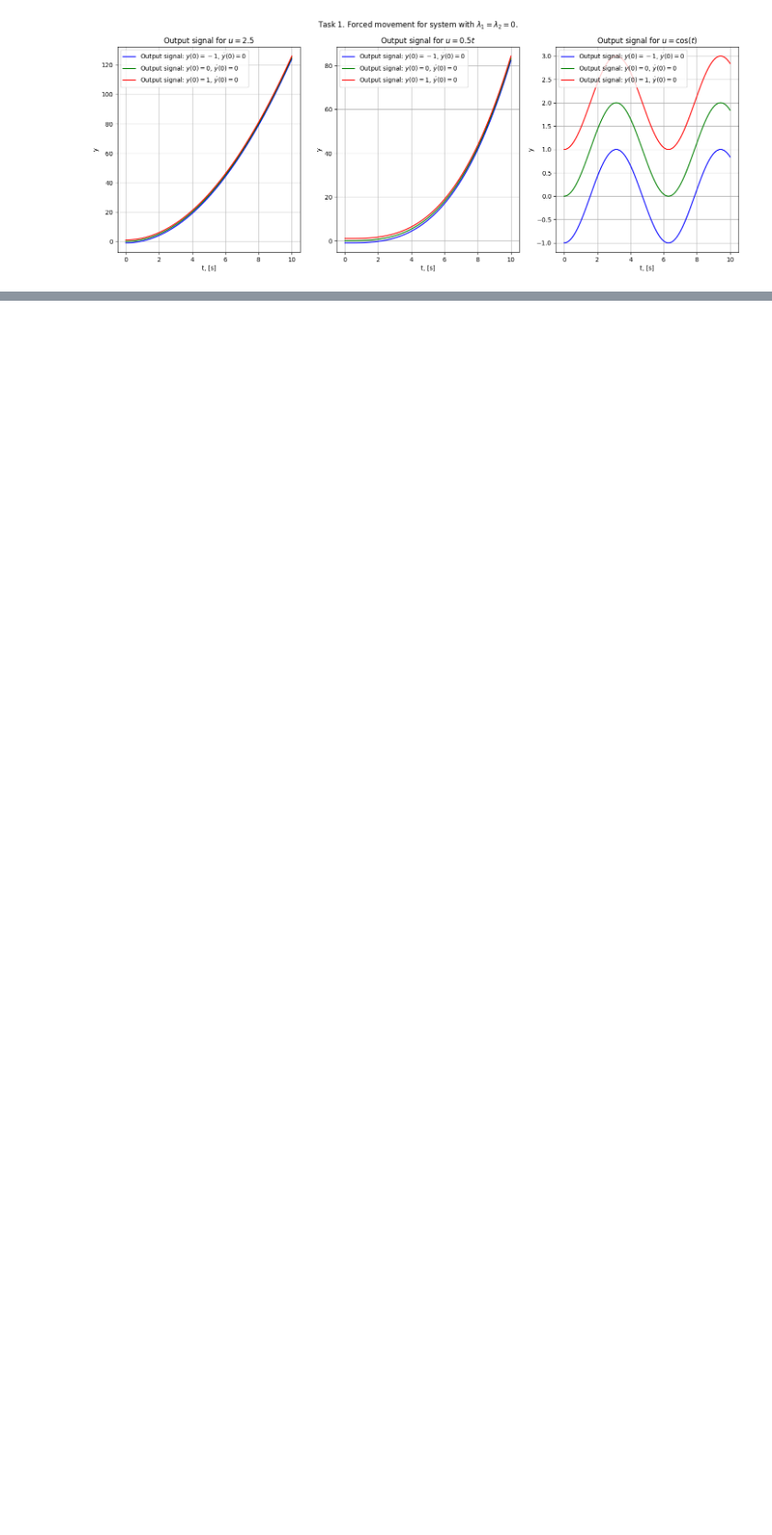
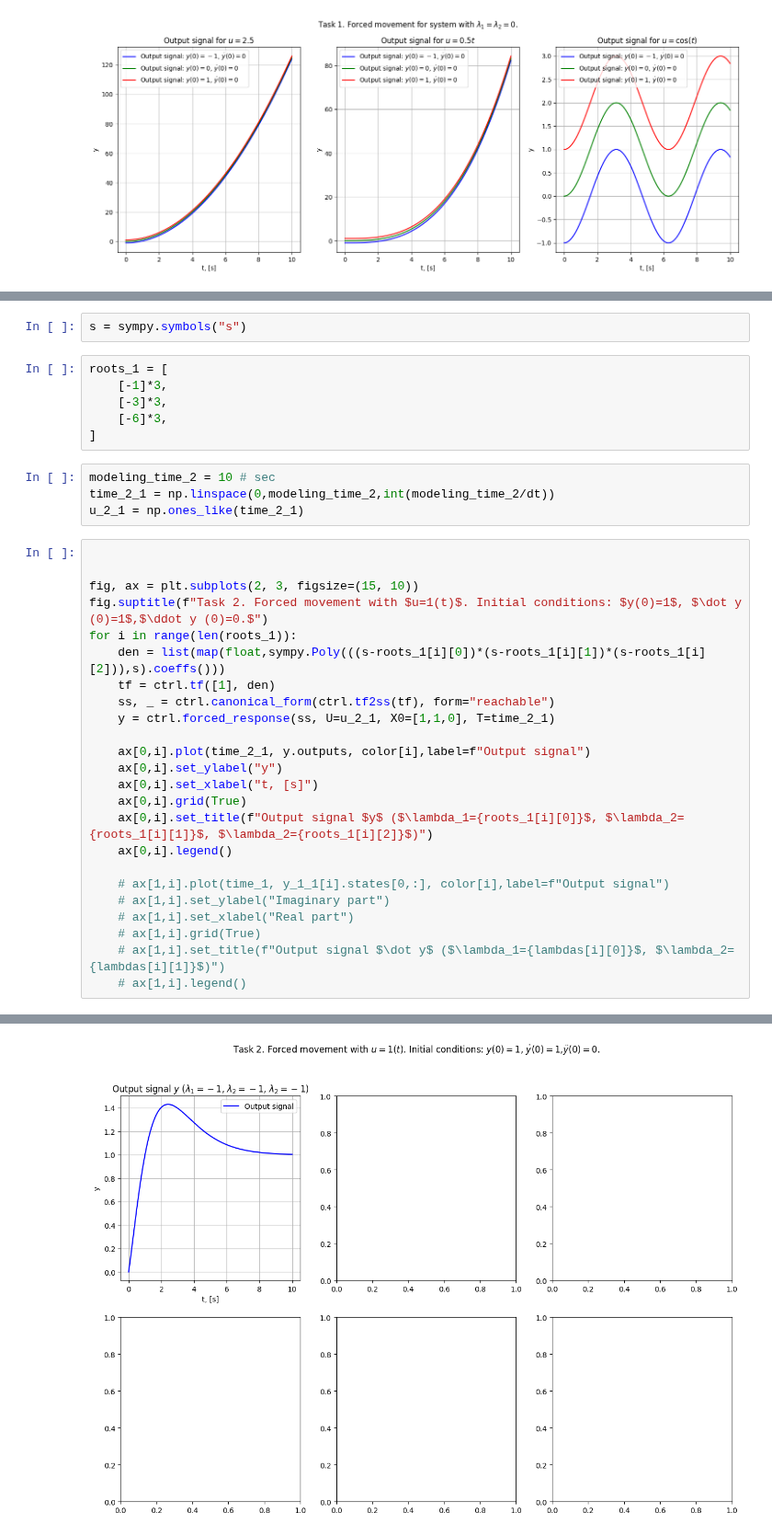
Before and after one commit to diuzhevVlad/control-theory-itmo-2023-2024, a Jupyter notebook: Lab3/Lab3.ipynb, the cells around one changed output, grey strips where cells are left out. Shown at 92% size. Cells and saved outputs as stored; diff of their text form; blank space fills up the shorter version.

```diff
--- a/Lab3/Lab3.ipynb
+++ b/Lab3/Lab3.ipynb
@@ -106,0 +161,37 @@ for j in range(3):
+# %%
+s = sympy.symbols("s")
+# %%
+roots_1 = [
+    [-1]*3,
+    [-3]*3,
+    [-6]*3,
+]
+# %%
+modeling_time_2 = 10 # sec
+time_2_1 = np.linspace(0,modeling_time_2,int(modeling_time_2/dt))
+u_2_1 = np.ones_like(time_2_1)
+# %%
+
+
+fig, ax = plt.subplots(2, 3, figsize=(15, 10))
+fig.suptitle(f"Task 2. Forced movement with $u=1(t)$. Initial conditions: $y(0)=1$, $\dot y (0)=1$,$\ddot y (0)=0.$")
+for i in range(len(roots_1)):
+    den = list(map(float,sympy.Poly(((s-roots_1[i][0])*(s-roots_1[i][1])*(s-roots_1[i][2])),s).coeffs()))
+    tf = ctrl.tf([1], den)
+    ss, _ = ctrl.canonical_form(ctrl.tf2ss(tf), form="reachable")
+    y = ctrl.forced_response(ss, U=u_2_1, X0=[1,1,0], T=time_2_1)
+
+    ax[0,i].plot(time_2_1, y.outputs, color[i],label=f"Output signal")
+    ax[0,i].set_ylabel("y")
+    ax[0,i].set_xlabel("t, [s]")
+    ax[0,i].grid(True)
+    ax[0,i].set_title(f"Output signal $y$ ($\lambda_1={roots_1[i][0]}$, $\lambda_2={roots_1[i][1]}$, $\lambda_2={roots_1[i][2]}$)")
+    ax[0,i].legend()
+
+    # ax[1,i].plot(time_1, y_1_1[i].states[0,:], color[i],label=f"Output signal")
+    # ax[1,i].set_ylabel("Imaginary part")
+    # ax[1,i].set_xlabel("Real part")
+    # ax[1,i].grid(True)
+    # ax[1,i].set_title(f"Output signal $\dot y$ ($\lambda_1={lambdas[i][0]}$, $\lambda_2={lambdas[i][1]}$)")
+    # ax[1,i].legend()
+# %% [output]
@@ -106,0 +199 @@ for j in range(3):
+[figure, added]
```
Also changed, not shown: parts of 20 cells of this notebook.
